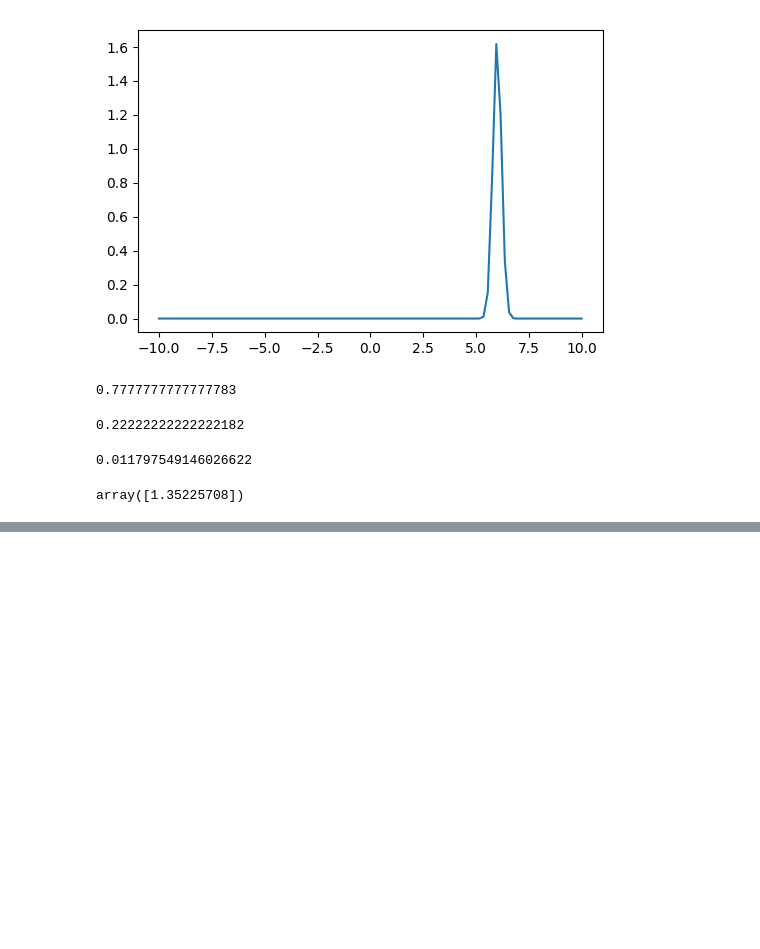
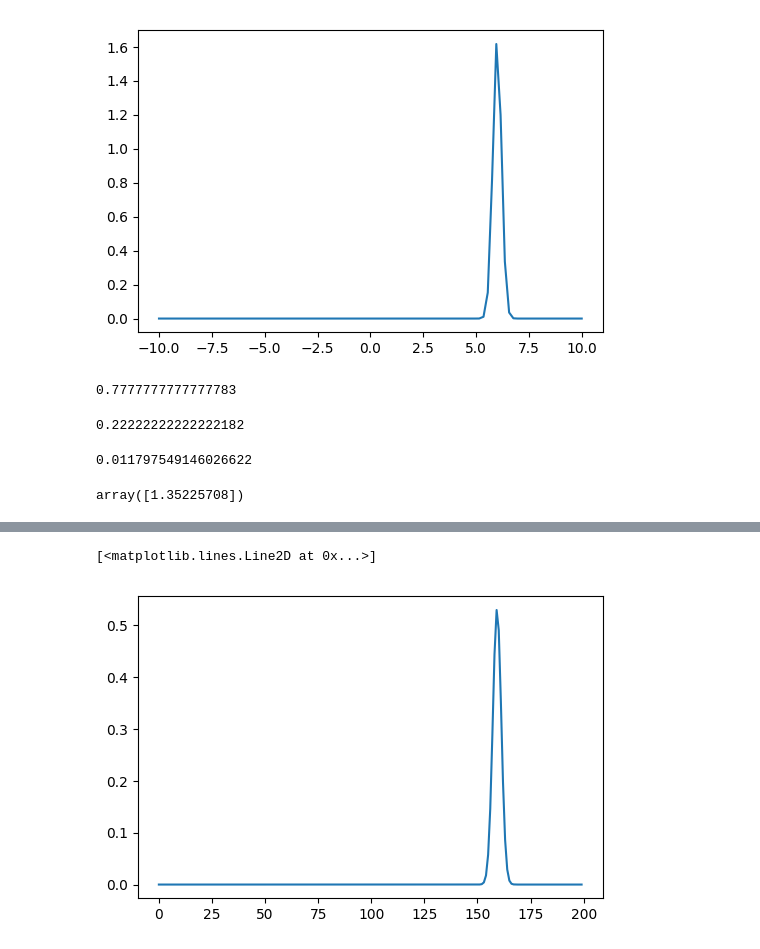
Before and after one commit to stephenhky/IPythonNotebooks, a Jupyter notebook: QuantumEntanglement/TestContinuous3.ipynb, the cells around one changed output, grey strips where cells are left out. Cells and saved outputs as stored; diff of their text form; code cells hidden in the pictures; blank space fills up the shorter version.

```diff
--- a/QuantumEntanglement/TestContinuous3.ipynb
+++ b/QuantumEntanglement/TestContinuous3.ipynb
@@ -55,0 +100,5 @@ plt.plot(x, fn1(5., x))
+# %%
+plt.plot(list(range(200)), decomposition[1][2])
+# %% [output]
+[<matplotlib.lines.Line2D at 0x...>]
+[figure, added]
```
Also changed, not shown: parts of 22 cells of this notebook, 2 other files.
